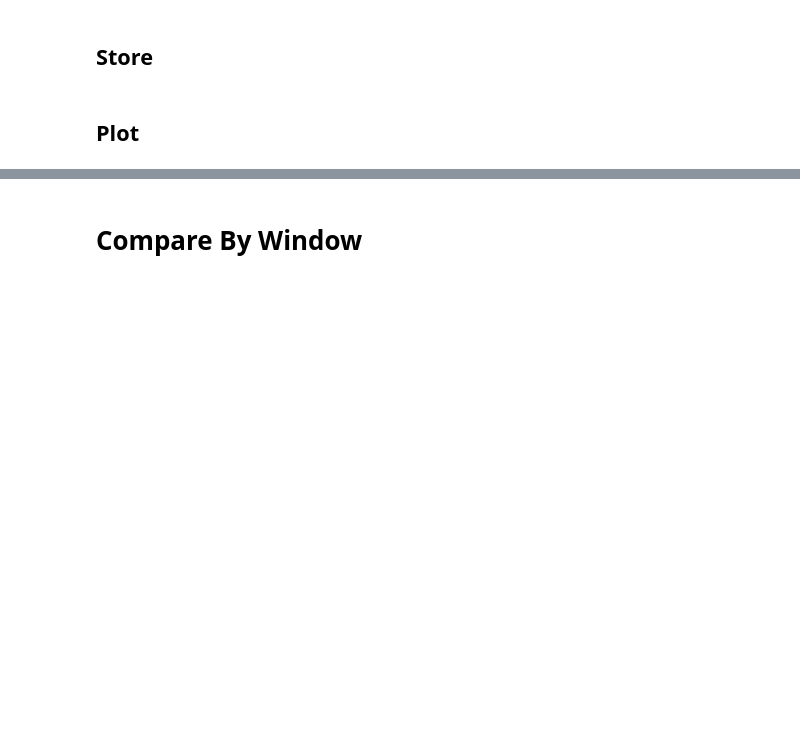
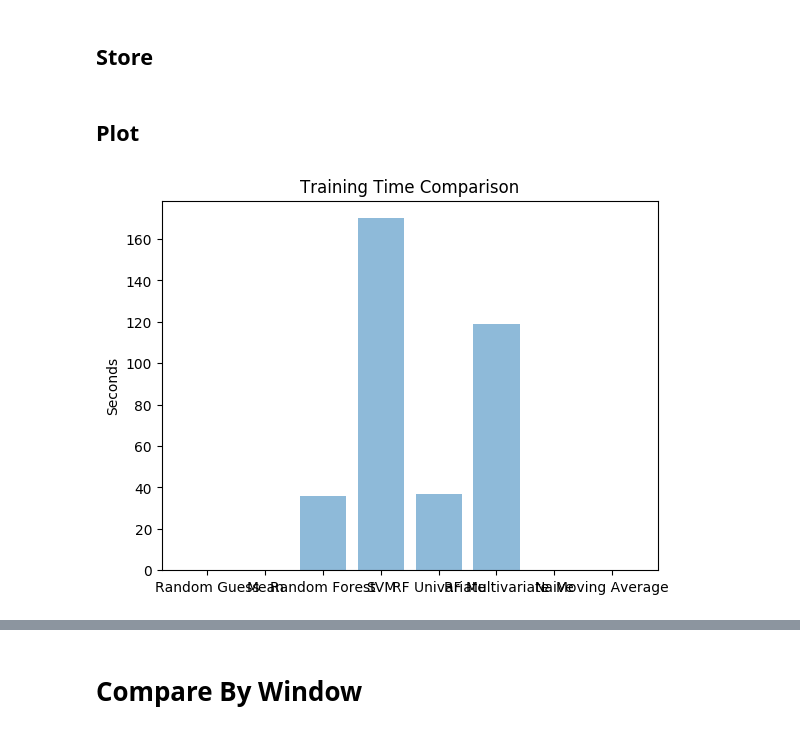
Before and after one commit to claudiosegala/traffic-flow-prediction, a Jupyter notebook: code/tcc.ipynb, the cells around one changed output, grey strips where cells are left out. Cells and saved outputs as stored; diff of their text form; code cells hidden in the pictures; blank space fills up the shorter version.

```diff
--- a/code/tcc.ipynb
+++ b/code/tcc.ipynb
@@ -203,12 +207,12 @@ def plot_prediction (Y, Y_hat, title):
 
     plt.close('all')
 # %%
-def plot_performance_bar(i, y_label, title):
+def plot_performance_bar(metric, y_label, title):
   path = f"{TCC_PATH}plots/performances/bars/{title}"
 
-  models = tuple(results.keys())
+  models = tuple(result_data['results'].keys())
   y_pos = np.arange(len(models))
-  performance = [sum(v[i]) / len(v[i]) for v in results.values()]
+  performance = [v[metric] for v in result_data['results'].values()]
 
   plt.rcdefaults()
   plt.bar(y_pos, performance, align='center', alpha=0.5)
@@ -811,5 +861,7 @@ store_results()
 # %% [markdown]
 ## Plot
 # %%
-plot_performance_bar(0, 'Seconds', 'Training Time Comparison')
+plot_performance_bar('TIME', 'Seconds', 'Training Time Comparison')
+# %% [output]
+[figure, added]
 # %%
```
Also changed, not shown: parts of 35 cells of this notebook.
